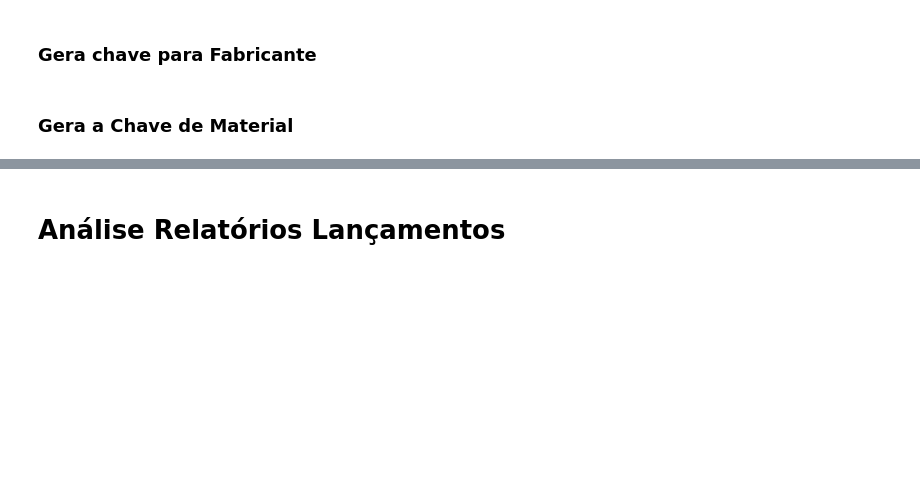
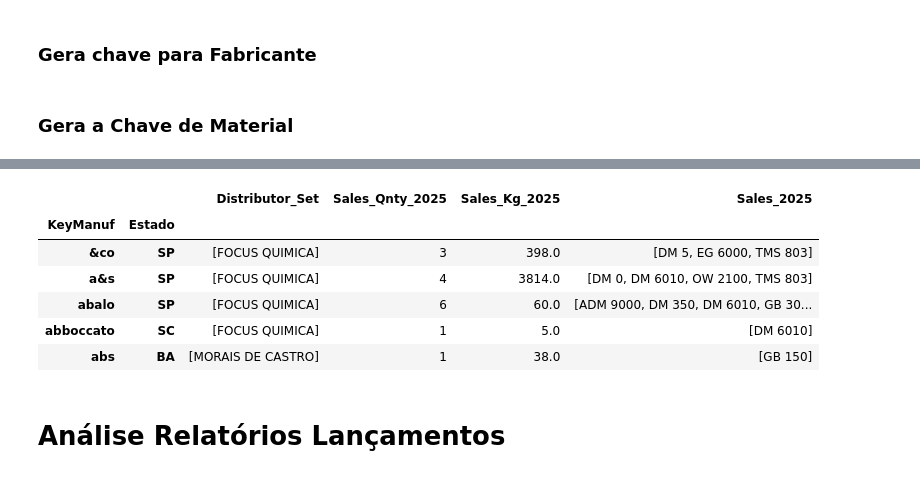
Before and after one commit to GimenesPaula/GimenesPaula, a Jupyter notebook: Lançamentos_Vendas.ipynb, the cells around one changed output, grey strips where cells are left out. Saved outputs shown, nothing was run; the diff lists cells and outputs as text; code cells hidden in the pictures; blank space fills up the shorter version.

```diff
--- a/Lançamentos_Vendas.ipynb
+++ b/Lançamentos_Vendas.ipynb
@@ -216,3 +138,34 @@ df_final.head()
+# %%
+# Filtra apenas linhas que contenham 'BELSIL' na descrição (case-insensitive)
+df_sale = df_sale[df_sale['WACKER Material Name'].str.contains('BELSIL', case=False, na=False)]
+
+# Limpa e padroniza a coluna 'Material'
+df_sale['WACKER Material Name'] = formatar_material(df_sale['WACKER Material Name'].astype(str))
+
+# Padroniza fabricantes e distribuidores
+df_sale['KeyManuf'] = gerar_chaves(df_sale, 'Customer Name')
+df_sale['Estado'] = df_sale['Region (State/Province) ship-to (of customer)']
+
+
+# Gera os resumos por ano
+df_final = df_sale.groupby(['KeyManuf', 'Estado']).agg(
+               Distributor_Set = ('Distributor (subsidiary)', lambda x: sorted(set(x))),
+               Sales_Qnty_2025 = ('WACKER Material Name', lambda x: len(set(i for i in x if i))),
+               Sales_Kg_2025 = ('Quantity actual period', 'sum'),
+               Sales_2025 = ('WACKER Material Name', lambda x: sorted(set(i for i in x if i))),
+               )
+
+# Salva o resultado em Excel
+df_final.to_excel('Vendas_BELSIL_por_ano.xlsx', index=False)
+df_final.head()
+# %% [output]
+|  |  | Distributor_Set | Sales_Qnty_2025 | Sales_Kg_2025 | Sales_2025 |
+| KeyManuf | Estado |  |  |  |  |
+| &co | SP | [FOCUS QUIMICA] | 3 | 398.0 | [DM 5, EG 6000, TMS 803] |
+| a&s | SP | [FOCUS QUIMICA] | 4 | 3814.0 | [DM 0, DM 6010, OW 2100, TMS 803] |
+| abalo | SP | [FOCUS QUIMICA] | 6 | 60.0 | [ADM 9000, DM 350, DM 6010, GB 30... |
+| abboccato | SC | [FOCUS QUIMICA] | 1 | 5.0 | [DM 6010] |
+| abs | BA | [MORAIS DE CASTRO] | 1 | 38.0 | [GB 150] |
 # %% [markdown]
 # Análise Relatórios Lançamentos
 # %% [markdown]
```
Also changed, not shown: parts of 17 cells of this notebook.
